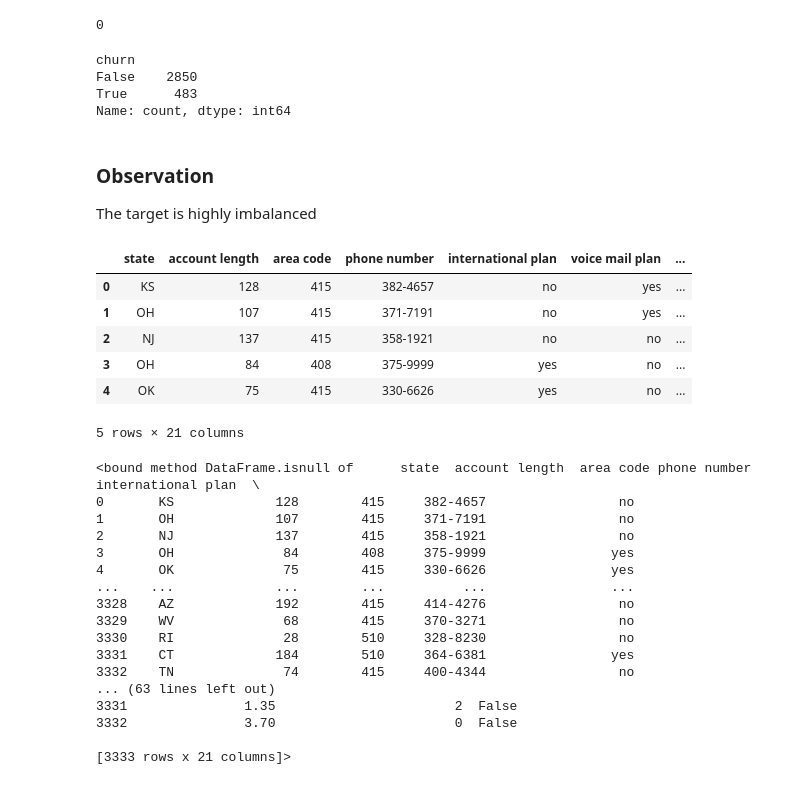
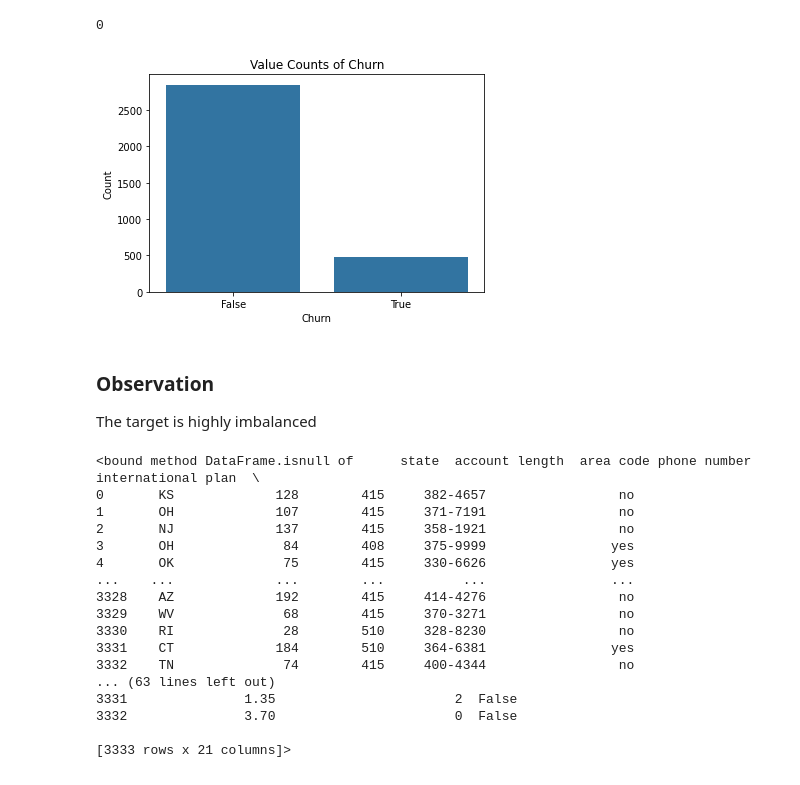
Before and after one commit to Giwanji/dsc-phase3-project, a Jupyter notebook: churn_prediction_model.ipynb, the cells around one changed output. Cells and saved outputs as stored; diff of their text form; code cells hidden in the pictures.

```diff
--- a/churn_prediction_model.ipynb
+++ b/churn_prediction_model.ipynb
@@ -175,27 +185,25 @@ The dataset does not contain any significant number of NaN values
 df.duplicated().sum()
 # %% [output]
 0
-# %%
-# Check the value counts of the target
-df['churn'].value_counts()
-# %% [output]
-churn
-False    2850
-True      483
-Name: count, dtype: int64
+# %%
+# Check the value counts of the 'churn' column
+y = df["churn"].value_counts()
+
+# Create a bar plot of the value counts
+sns.barplot(x=y.index, y=y.values)
+
+# Set labels for the plot
+plt.xlabel('Churn')
+plt.ylabel('Count')
+plt.title('Value Counts of Churn')
+
+# Display the plot
+plt.show()
+# %% [output]
+[figure, added]
 # %% [markdown]
 ### Observation
 The target is highly imbalanced
-# %%
-df.head()
-# %% [output]
-|  | state | account length | area code | phone number | international plan | voice mail plan | ... |
-| 0 | KS | 128 | 415 | 382-4657 | no | yes | ... |
-| 1 | OH | 107 | 415 | 371-7191 | no | yes | ... |
-| 2 | NJ | 137 | 415 | 358-1921 | no | no | ... |
-| 3 | OH | 84 | 408 | 375-9999 | yes | no | ... |
-| 4 | OK | 75 | 415 | 330-6626 | yes | no | ... |
-5 rows × 21 columns
 # %%
 df = df.drop('phone number', axis=1)
 # %%
```
Also changed, not shown: parts of 3 cells of this notebook.
